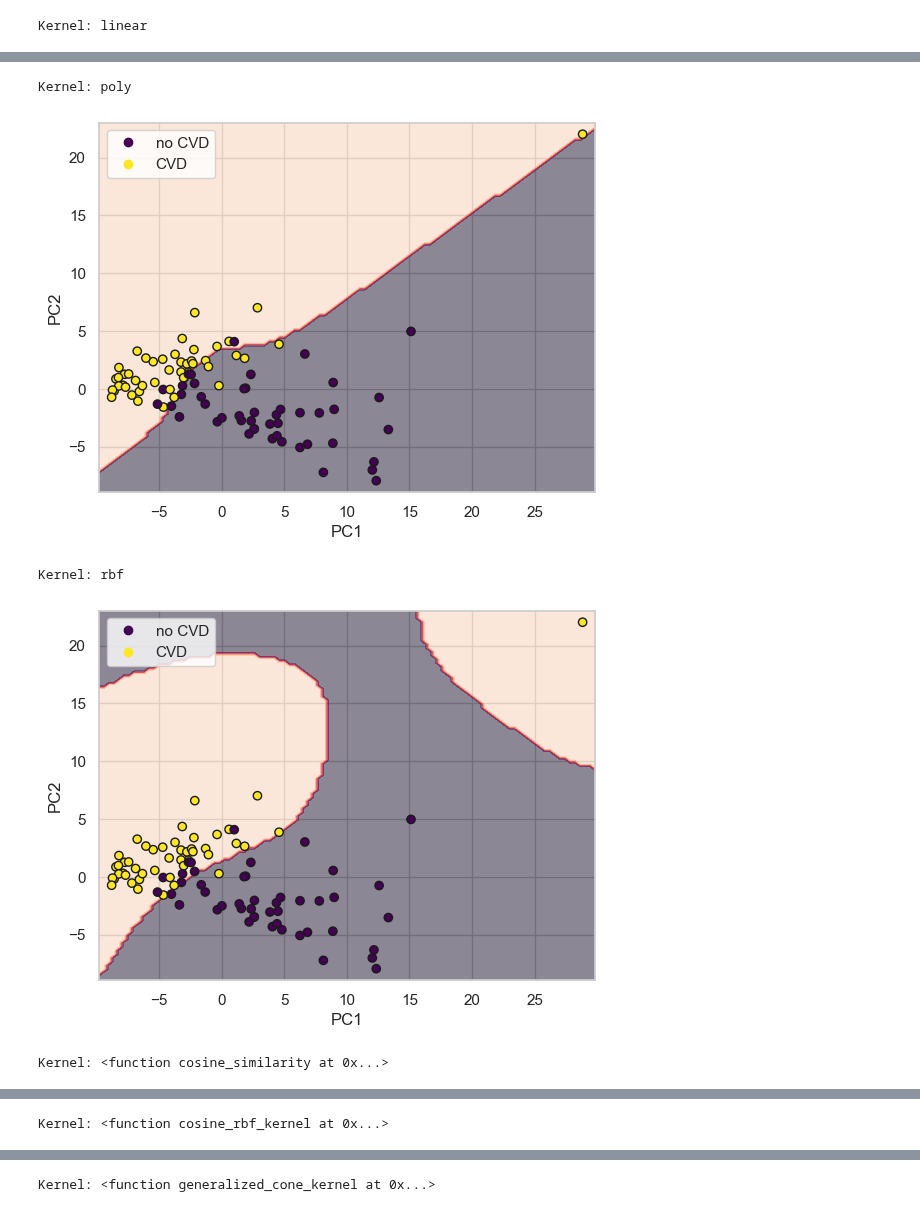
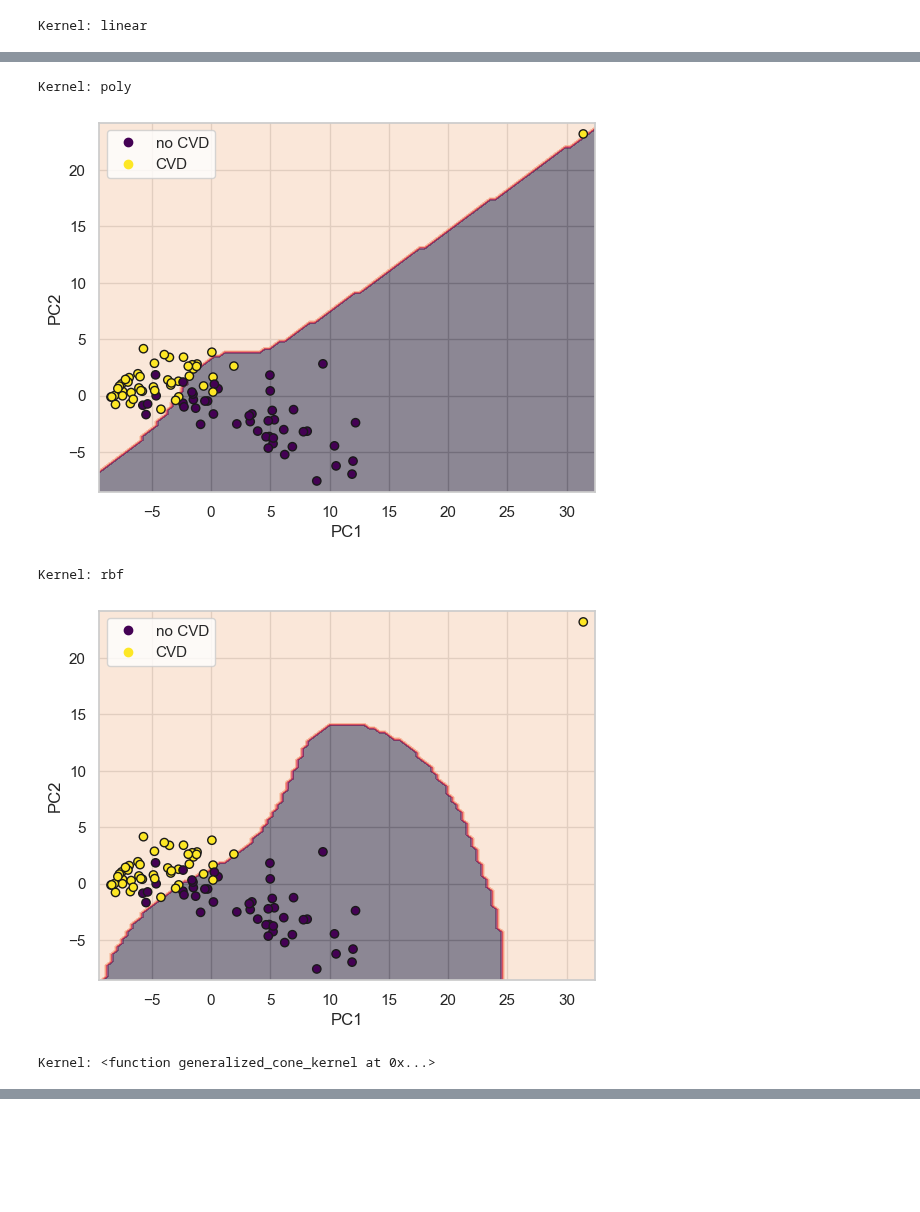
Before and after one commit to TimBerti/ssvep-cvd, a Jupyter notebook: notebooks/cwt_svm_classifier.ipynb, the cells around one changed output, grey strips where cells are left out. Drawn from its saved outputs; the diff is of its cells as text; code cells hidden in the pictures; blank space fills up the shorter version.

```diff
--- a/notebooks/cwt_svm_classifier.ipynb
+++ b/notebooks/cwt_svm_classifier.ipynb
@@ -73,7 +74,7 @@ def generalized_cone_kernel(X, Y=None, gamma=None, beta=None):
     alpha = np.exp(-beta * sum_norms).T
     return np.exp(-gamma * (alpha * euclidean_distances(X, Y) + (1 - alpha) * 2 * (1 - cosine_similarity(X, Y))))
 
-X_train, X_test, y_train, y_test, groups_train, groups_test = train_test_split(X, y, groups, test_size=0.2, random_state=42)
+X_train, X_test, y_train, y_test, groups_train, groups_test = X, X, y, y, groups, groups # train_test_split(X, y, groups, test_size=0.2, random_state=42)
 
 pipeline = Pipeline([
     ('preprocessor', Preprocessor(max_len=max_len)),
@@ -90,7 +91,7 @@ grid = {
     'pca__n_components': [4],
     'svm__C': [1],
     'svm__gamma': ['scale'],
-    'svm__kernel': [generalized_cone_kernel] # ['linear', 'rbf', cosine_similarity, cosine_rbf_kernel]
+    'svm__kernel': ['linear'] #[generalized_cone_kernel, 'linear', 'rbf', cosine_similarity, cosine_rbf_kernel]
 }
 
 grid_search = GridSearchCV(pipeline, grid, cv=LeaveOneGroupOut(), scoring='accuracy', n_jobs=-1)
@@ -179,7 +179,7 @@ X_reduced = X_pca[:,:2]
 
 model = pipeline.named_steps['svm']
 
-for kernel in ['linear', 'poly', 'rbf', cosine_similarity, cosine_rbf_kernel, generalized_cone_kernel]:
+for kernel in ['linear', 'poly', 'rbf', generalized_cone_kernel]:
     model.kernel = kernel
     model.fit(X_reduced, y)
     disp = DecisionBoundaryDisplay.from_estimator(
@@ -197,5 +197,5 @@ Kernel: linear
 Kernel: poly
-[figure, old version]
+[figure, new version]
 Kernel: rbf
-[figure, old version]
+[figure, new version]
-Kernel: <function cosine_similarity at 0x...>
+Kernel: <function generalized_cone_kernel at 0x...>
@@ -203 +202,0 @@ Kernel: <function cosine_similarity at 0x...>
-Kernel: <function cosine_rbf_kernel at 0x...>
@@ -205 +202,0 @@ Kernel: <function cosine_rbf_kernel at 0x...>
-Kernel: <function generalized_cone_kernel at 0x...>
```
Also changed, not shown: parts of 7 cells of this notebook, 4 other files.
